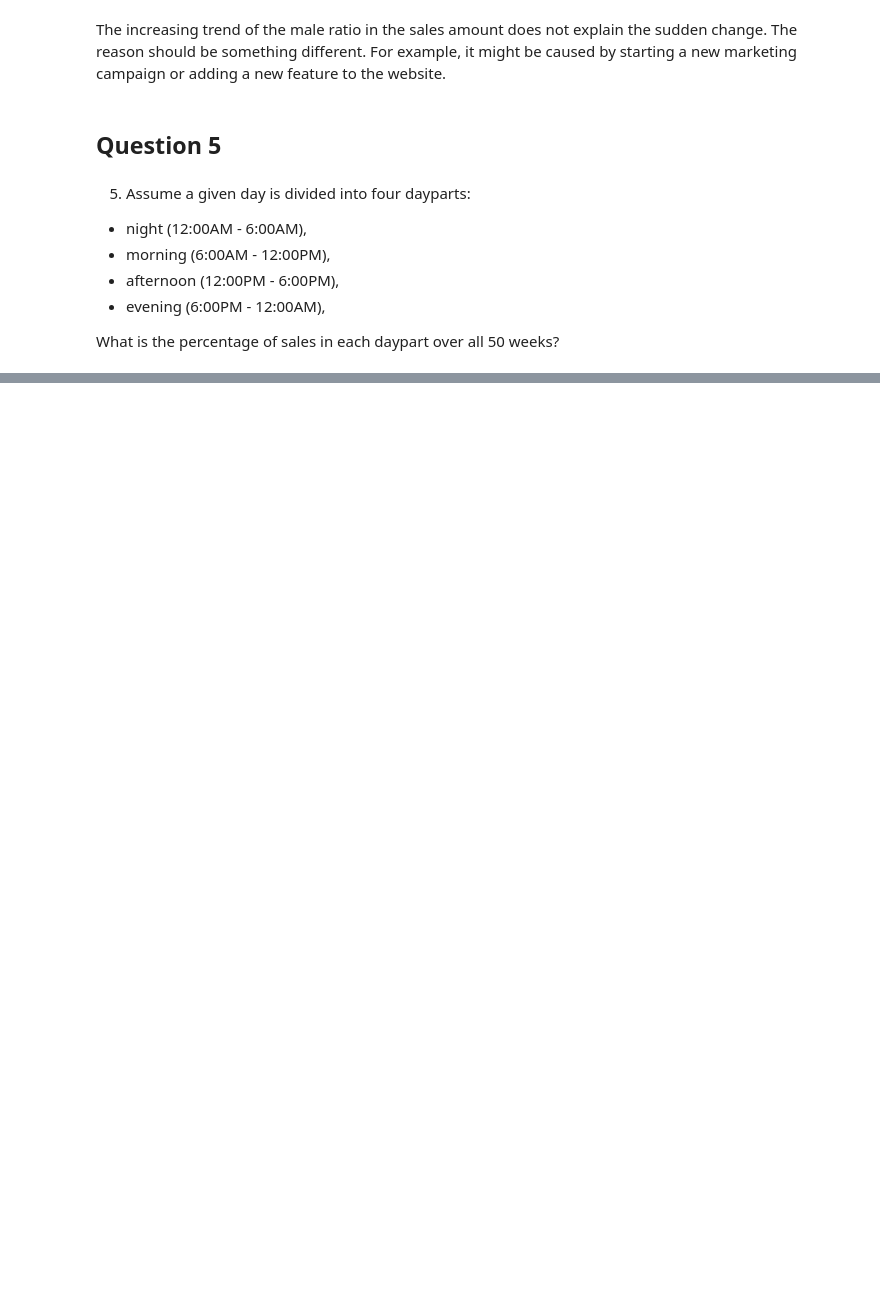
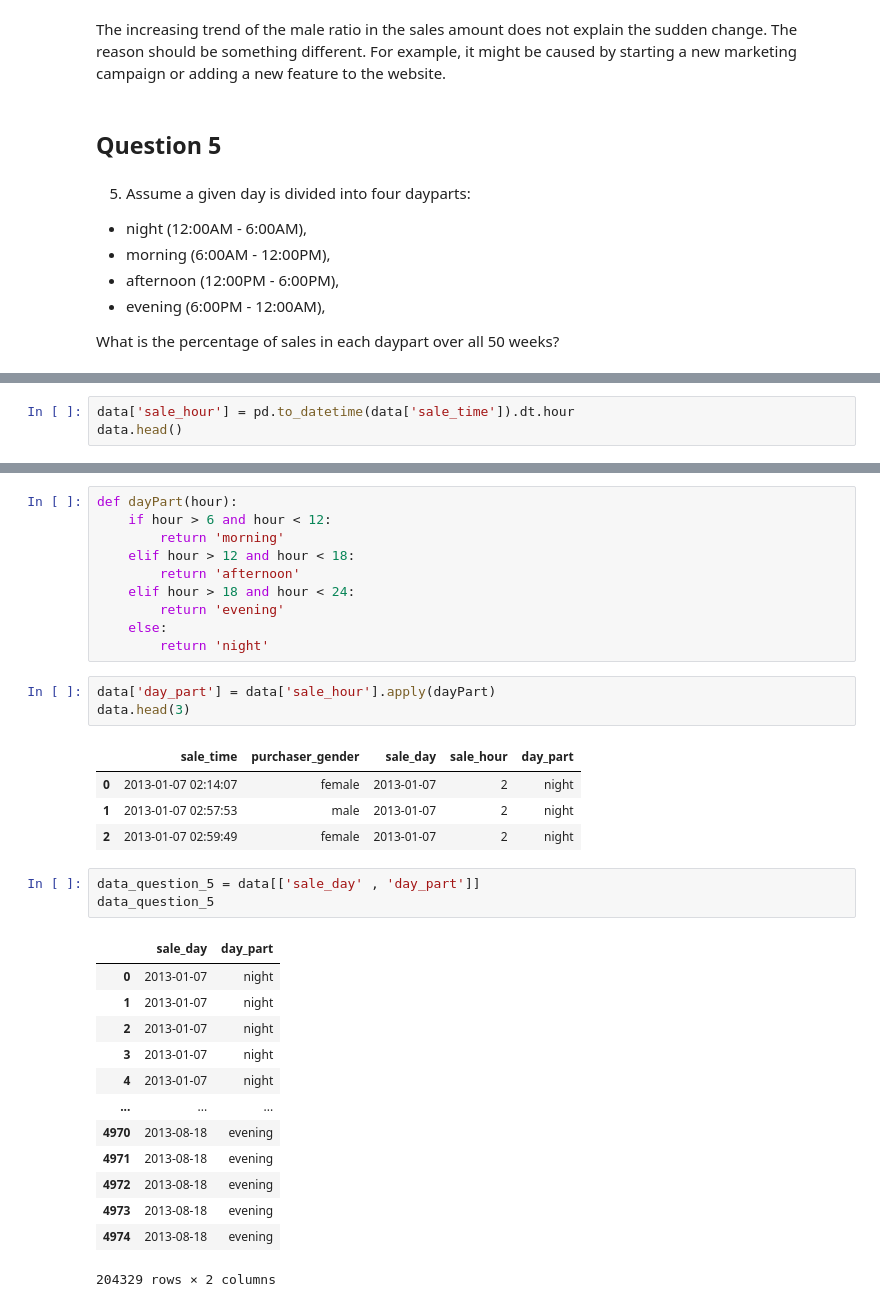
Before and after one commit to tugceturkkal/Data-Projects, a Jupyter notebook: Sales Data Analysis.ipynb, the cells around one changed output, grey strips where cells are left out. Saved outputs shown, nothing was run; the diff lists cells and outputs as text; blank space fills up the shorter version.

Commit message:
Sales Data Analysis

```diff
--- a/Sales Data Analysis.ipynb
+++ b/Sales Data Analysis.ipynb
@@ -250,0 +264,3 @@ What is the percentage of sales in each daypart over all 50 weeks?
+# %%
+data['sale_hour'] = pd.to_datetime(data['sale_time']).dt.hour
+data.head()
@@ -250,0 +274,35 @@ What is the percentage of sales in each daypart over all 50 weeks?
+# %%
+def dayPart(hour):
+    if hour > 6 and hour < 12:
+        return 'morning'
+    elif hour > 12 and hour < 18:
+        return 'afternoon'
+    elif hour > 18 and hour < 24:
+        return 'evening'
+    else:
+        return 'night'
+# %%
+data['day_part'] = data['sale_hour'].apply(dayPart)
+data.head(3)
+# %% [output]
+|  | sale_time | purchaser_gender | sale_day | sale_hour | day_part |
+| 0 | 2013-01-07 02:14:07 | female | 2013-01-07 | 2 | night |
+| 1 | 2013-01-07 02:57:53 | male | 2013-01-07 | 2 | night |
+| 2 | 2013-01-07 02:59:49 | female | 2013-01-07 | 2 | night |
+# %%
+data_question_5 = data[['sale_day' , 'day_part']]
+data_question_5
+# %% [output]
+|  | sale_day | day_part |
+| 0 | 2013-01-07 | night |
+| 1 | 2013-01-07 | night |
+| 2 | 2013-01-07 | night |
+| 3 | 2013-01-07 | night |
+| 4 | 2013-01-07 | night |
+| ... | ... | ... |
+| 4970 | 2013-08-18 | evening |
+| 4971 | 2013-08-18 | evening |
+| 4972 | 2013-08-18 | evening |
+| 4973 | 2013-08-18 | evening |
+| 4974 | 2013-08-18 | evening |
+204329 rows × 2 columns
```
Also changed, not shown: parts of 6 cells of this notebook.
